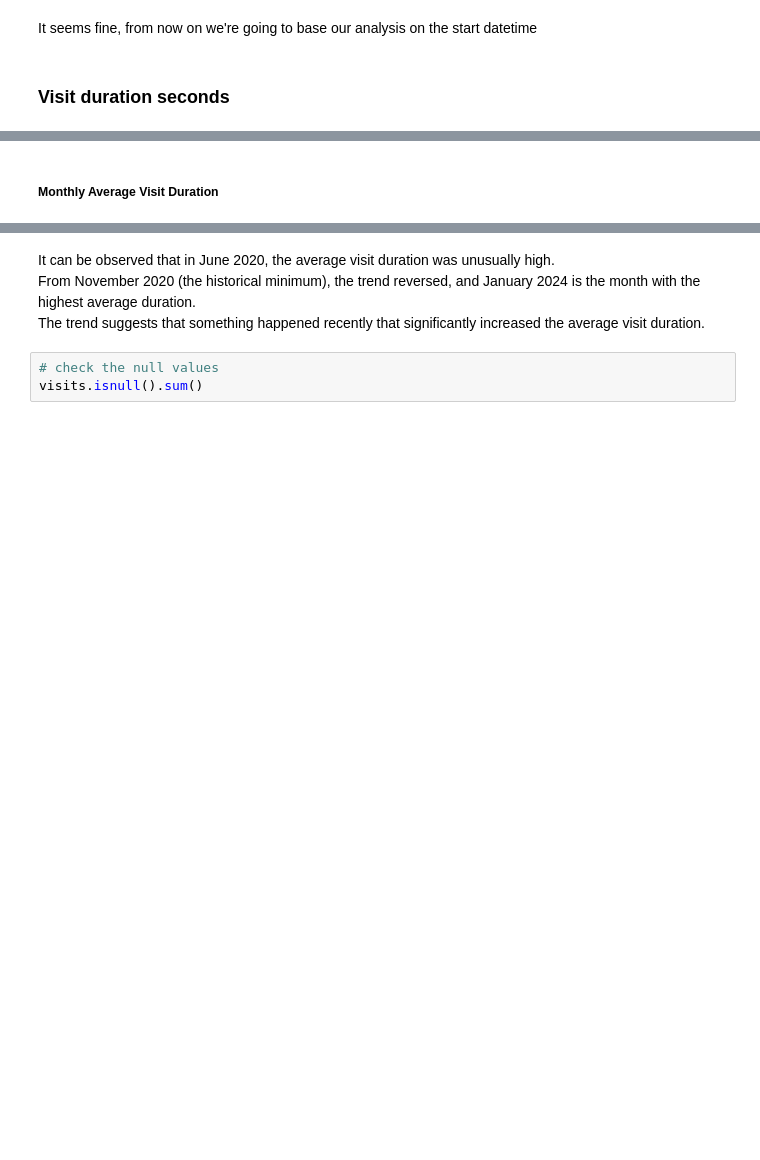
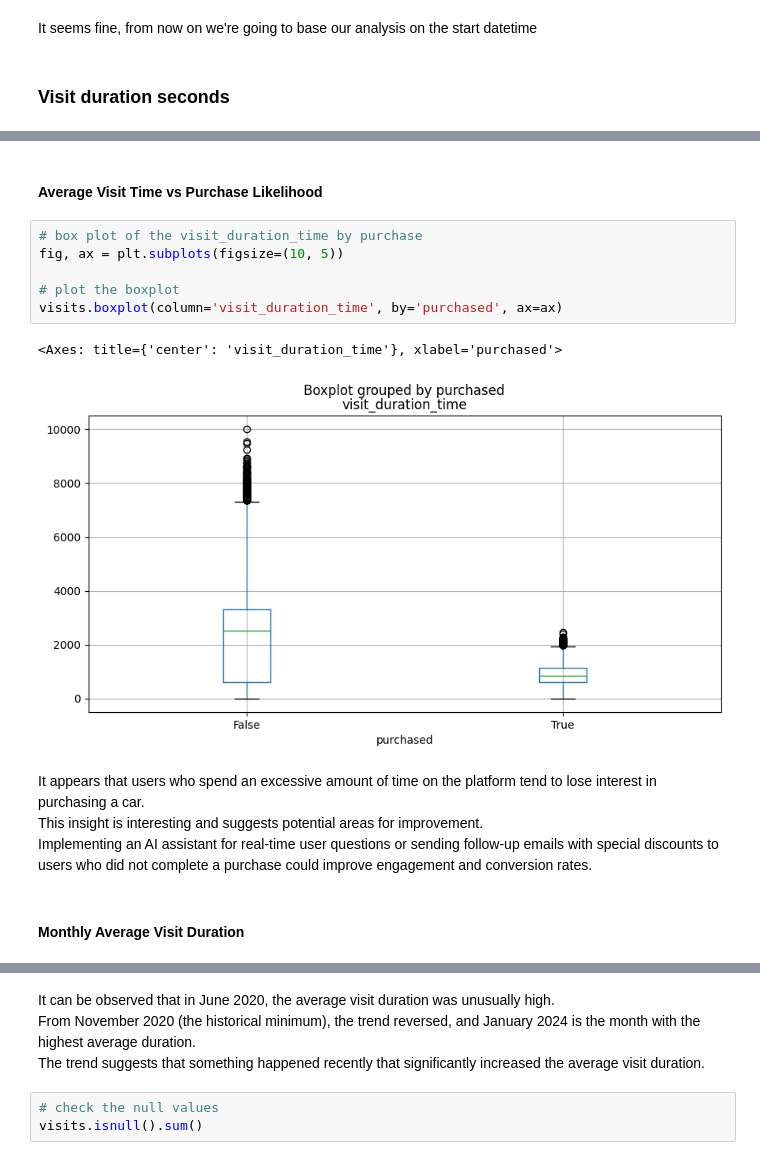
Before and after one commit to glag2/glag2-Internship-Case-2024-DEC, a Jupyter notebook: [STEP 2.4] Visits EDA.ipynb, the cells around one changed output, grey strips where cells are left out. Drawn from its saved outputs; the diff is of its cells as text; blank space fills up the shorter version.

```diff
--- a/[STEP 2.4] Visits EDA.ipynb
+++ b/[STEP 2.4] Visits EDA.ipynb
@@ -364,5 +435,18 @@ plt.show()
+# %% [markdown]
+#### Average Visit Time vs Purchase Likelihood
+# %%
+# box plot of the visit_duration_time by purchase
+fig, ax = plt.subplots(figsize=(10, 5))
+
+# plot the boxplot
+visits.boxplot(column='visit_duration_time', by='purchased', ax=ax)
+# %% [output]
+<Axes: title={'center': 'visit_duration_time'}, xlabel='purchased'>
+[figure, added]
+# %% [markdown]
+It appears that users who spend an excessive amount of time on the platform tend to lose interest in purchasing a car. <br>This insight is interesting and suggests potential areas for improvement. <br>Implementing an AI assistant for real-time user questions or sending follow-up emails with special discounts to users who did not complete a purchase could improve engagement and conversion rates.
 # %% [markdown]
-##### Monthly Average Visit Duration
+#### Monthly Average Visit Duration
 # %%
 # plot the visit_duration_time distribution by month and year
 fig, ax = plt.subplots(figsize=(10, 5))
```
Also changed, not shown: parts of 49 cells of this notebook, 3 other files.
